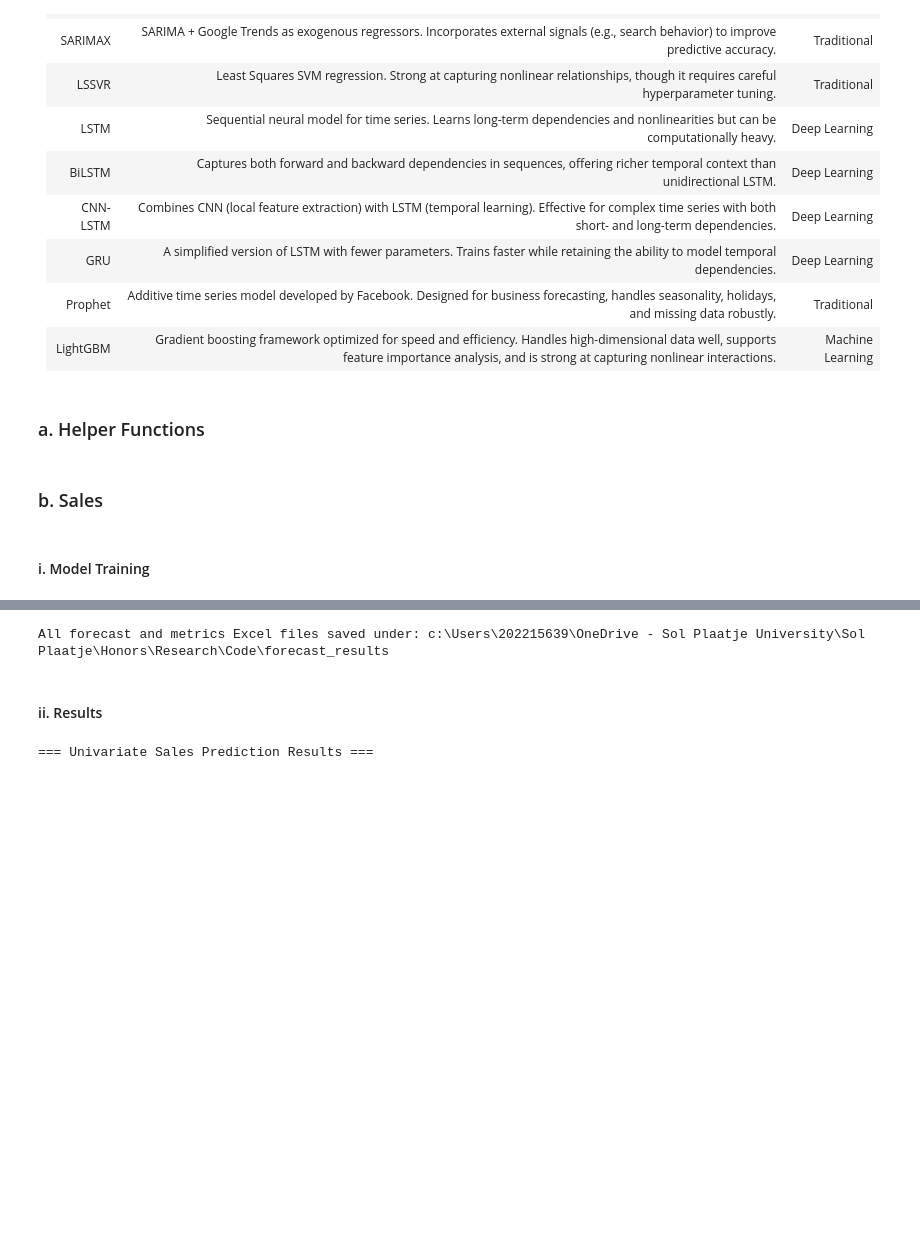
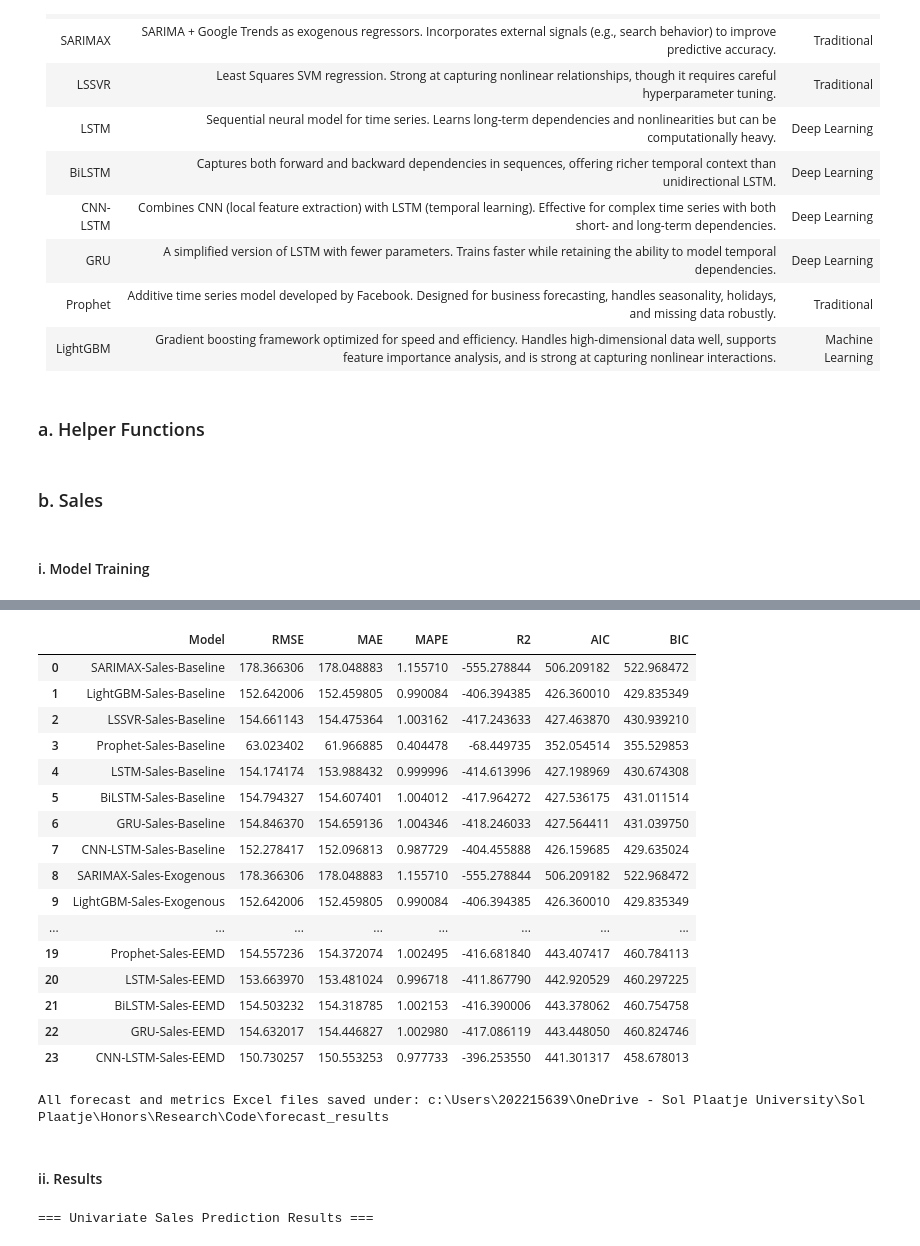
Before and after one commit to MahlatsiM/HonoursResearch, a Jupyter notebook: Cars_Model_Building.ipynb, the cells around one changed output, grey strips where cells are left out. Saved outputs shown, nothing was run; the diff lists cells and outputs as text; code cells hidden in the pictures; blank space fills up the shorter version.

Commit message:
Sales models working but need optimizing

```diff
--- a/Cars_Model_Building.ipynb
+++ b/Cars_Model_Building.ipynb
@@ -542,0 +571,69 @@ CNN_LSTM trained. RMSE: 28.5202, R2: -277.8703
+# %%
+# === Sales Experiments (Baseline, Exogenous, EEMD) ===
+results = []
+pred_dfs = {}
+
+# ------------------------------------------------------
+# 1. Baseline (lags only)
+# ------------------------------------------------------
+baseline_results, baseline_dfs = run_all_models(y1_train, y1_test,
+                                                X_train=X1_train,
+                                                X_test=X1_test,
+                                                label="Baseline")
+results.extend(baseline_results)
+pred_dfs.update(baseline_dfs)
+
+# ------------------------------------------------------
+# 2. Exogenous (lags + extra regressors)
+# ------------------------------------------------------
+exo_results, exo_dfs = run_all_models(y1_train, y1_test,
+                                      X_train=X1_train,
+                                      X_test=X1_test,
+                                      label="Exogenous")
+results.extend(exo_results)
+pred_dfs.update(exo_dfs)
+
+# ------------------------------------------------------
+# 3. EEMD-enhanced (lags + regressors + IMFs/residual)
+# ------------------------------------------------------
+sales_imfs, sales_resid = eemd_results["sales"]["imfs"], eemd_results["sales"]["residual"]
+
+# Align IMFs to lagged training series
+imf_cols = [f"IMF{i+1}" for i in range(sales_imfs.shape[0])]
+eemd_train = pd.DataFrame(
+    sales_imfs[:, -len(y1_train):].T,
+    index=y1_train.index,
+    columns=imf_cols
+)
+eemd_train["Residual"] = sales_resid[-len(y1_train):]
+
+# Test features (repeat last known value)
+eemd_test = pd.DataFrame(index=y1_test.index, columns=eemd_train.columns)
+for col in eemd_train.columns:
+    eemd_test[col] = eemd_train[col].iloc[-1]
+
+# Combine with original X features
+X1_train_eemd = pd.concat([X1_train, eemd_train], axis=1).fillna(0)
+X1_test_eemd  = pd.concat([X1_test, eemd_test], axis=1).fillna(0)
+
+# Optional: remove constant columns
+from sklearn.feature_selection import VarianceThreshold
+selector = VarianceThreshold(threshold=1e-5)
+selector.fit(X1_train_eemd)
+X1_train_eemd = X1_train_eemd[X1_train_eemd.columns[selector.get_support()]]
+X1_test_eemd  = X1_test_eemd[X1_test_eemd.columns[selector.get_support()]]
+
+# Run models
+eemd_results_, eemd_dfs = run_all_models(y1_train, y1_test,
+                                         X_train=X1_train_eemd,
+                                         X_test=X1_test_eemd,
+                                         label="EEMD")
+results.extend(eemd_results_)
+pred_dfs.update(eemd_dfs)
+
+# ------------------------------------------------------
+# Final results
+# ------------------------------------------------------
+results_df = pd.DataFrame(results)
+results_df
+# %% [output]
@@ -543,3 +691,20 @@ CNN_LSTM trained. RMSE: 28.5202, R2: -277.8703
+|  | Model | RMSE | MAE | MAPE | R2 | AIC | BIC |
+| 0 | SARIMAX-Sales-Baseline | 178.366306 | 178.048883 | 1.155710 | -555.278844 | 506.209182 | 522.968472 |
+| 1 | LightGBM-Sales-Baseline | 152.642006 | 152.459805 | 0.990084 | -406.394385 | 426.360010 | 429.835349 |
+| 2 | LSSVR-Sales-Baseline | 154.661143 | 154.475364 | 1.003162 | -417.243633 | 427.463870 | 430.939210 |
+| 3 | Prophet-Sales-Baseline | 63.023402 | 61.966885 | 0.404478 | -68.449735 | 352.054514 | 355.529853 |
+| 4 | LSTM-Sales-Baseline | 154.174174 | 153.988432 | 0.999996 | -414.613996 | 427.198969 | 430.674308 |
+| 5 | BiLSTM-Sales-Baseline | 154.794327 | 154.607401 | 1.004012 | -417.964272 | 427.536175 | 431.011514 |
+| 6 | GRU-Sales-Baseline | 154.846370 | 154.659136 | 1.004346 | -418.246033 | 427.564411 | 431.039750 |
+| 7 | CNN-LSTM-Sales-Baseline | 152.278417 | 152.096813 | 0.987729 | -404.455888 | 426.159685 | 429.635024 |
+| 8 | SARIMAX-Sales-Exogenous | 178.366306 | 178.048883 | 1.155710 | -555.278844 | 506.209182 | 522.968472 |
+| 9 | LightGBM-Sales-Exogenous | 152.642006 | 152.459805 | 0.990084 | -406.394385 | 426.360010 | 429.835349 |
+| ... | ... | ... | ... | ... | ... | ... | ... |
+| 19 | Prophet-Sales-EEMD | 154.557236 | 154.372074 | 1.002495 | -416.681840 | 443.407417 | 460.784113 |
+| 20 | LSTM-Sales-EEMD | 153.663970 | 153.481024 | 0.996718 | -411.867790 | 442.920529 | 460.297225 |
+| 21 | BiLSTM-Sales-EEMD | 154.503232 | 154.318785 | 1.002153 | -416.390006 | 443.378062 | 460.754758 |
+| 22 | GRU-Sales-EEMD | 154.632017 | 154.446827 | 1.002980 | -417.086119 | 443.448050 | 460.824746 |
+| 23 | CNN-LSTM-Sales-EEMD | 150.730257 | 150.553253 | 0.977733 | -396.253550 | 441.301317 | 458.678013 |
 # %%
 # ---------------------------
 # ---- FORECAST DATAFRAMES ----
```
Also changed, not shown: parts of 8 cells of this notebook.
